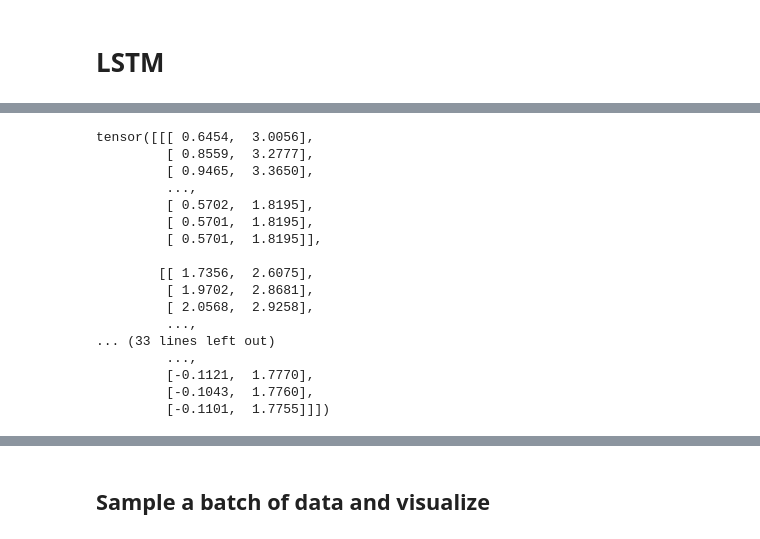
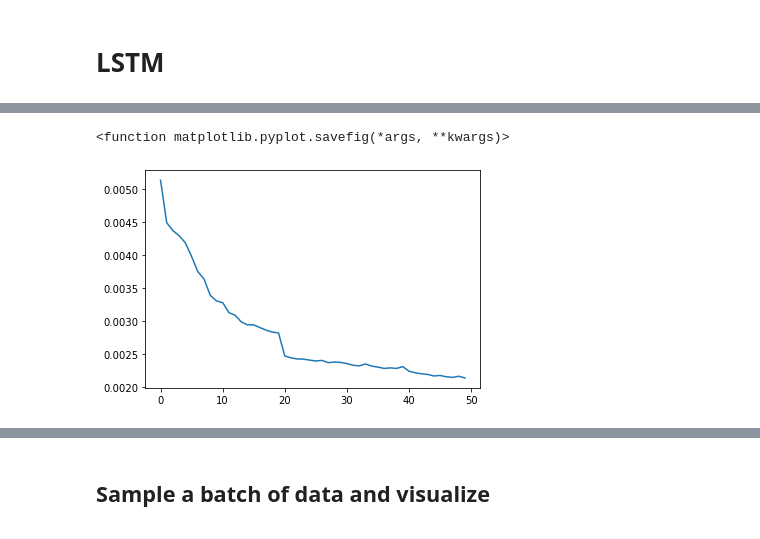
Before and after one commit to alexmak001/av_trajectory, a Jupyter notebook: RNN.ipynb, the cells around one changed output, grey strips where cells are left out. Saved outputs shown, nothing was run; the diff lists cells and outputs as text; code cells hidden in the pictures.

```diff
--- a/RNN.ipynb
+++ b/RNN.ipynb
@@ -114,8 +113,8 @@ test_loader = DataLoader(test_dataset,batch_size=batch_sz)
 # %% [markdown]
 # LSTM
 # %%
-epochs = 1000
-hidden_size = 2
-lr = 0.5
+epochs = 50
+hidden_size = 16
+lr = 0.01
 # %%
 class EncoderRNN(nn.Module):
@@ -210,20 +205,40 @@ for x in test_loader:
-# %%
-preds
-# %% [output]
-tensor([[[ 0.6454,  3.0056],
-         [ 0.8559,  3.2777],
-         [ 0.9465,  3.3650],
-         ...,
-         [ 0.5702,  1.8195],
-         [ 0.5701,  1.8195],
-         [ 0.5701,  1.8195]],
-
-        [[ 1.7356,  2.6075],
-         [ 1.9702,  2.8681],
-         [ 2.0568,  2.9258],
-         ...,
-... (33 lines left out)
-         ...,
-         [-0.1121,  1.7770],
-         [-0.1043,  1.7760],
-         [-0.1101,  1.7755]]])
+# %%
+def test_predictions(test_set, enc, dec, city):
+    preds = torch.tensor([])
+    for x in test_set:
+        enc.eval()
+        dec.eval()
+
+        encoded, hid = enc(x)
+        outputs, hid = dec(encoded, hid)
+        outputs = outputs.to('cpu').detach()
+        outputs = outputs * 20000
+        preds = torch.cat((preds, outputs), dim=0)
+        #preds.append(outputs)
+
+    preds_2 = []
+    for i in preds:
+        preds_2.append(i.flatten())
+
+    df = pd.DataFrame(preds_2)
+    for col in df.columns:
+        df[col] = df[col].apply(lambda x: x.item())
+    df.columns = ['v' + str(i) for i in (range(120))]
+    df['ID'] = [str(i) + '_' + city for i in (range(len(test_set.dataset)))]
+
+    return df
+# %%
+batch_sz = 256  # batch size
+train_dataset = ArgoverseDataset(city = 'palo-alto', split = 'train', device=device)
+train_loader_palo = DataLoader(train_dataset,batch_size=batch_sz)
+
+test_dataset = ArgoverseDataset(city='palo-alto', split='test', device=device)
+test_loader_palo = DataLoader(test_dataset,batch_size=batch_sz)
+
+
+enc, dec, losses = train(train_loader_palo)
+out_palo = test_predictions(test_loader_palo, enc, dec, 'palo-alto')
+
+sns.lineplot(y = losses, x = range(epochs))
+plt.savefig
+# %% [output]
@@ -229,0 +250,2 @@ tensor([[[ 0.6454,  3.0056],
+<function matplotlib.pyplot.savefig(*args, **kwargs)>
+[figure, added]
```
Also changed, not shown: parts of 21 cells of this notebook, 10 other files.
